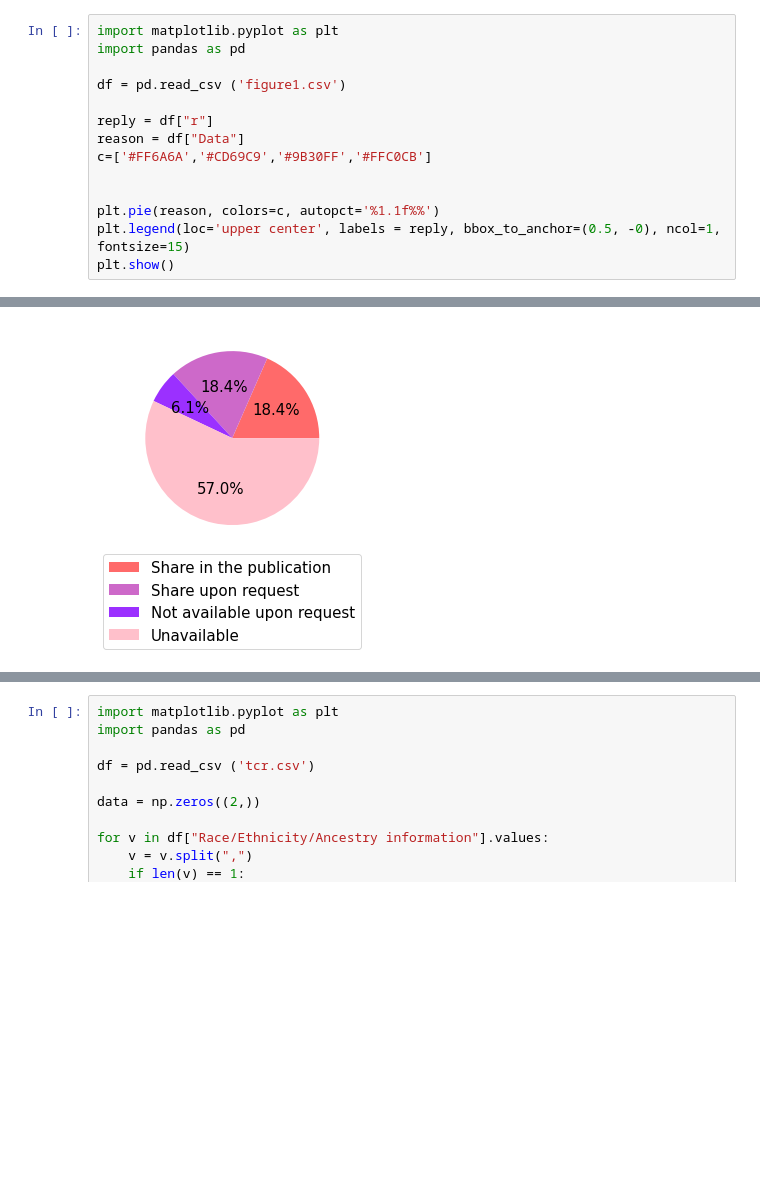
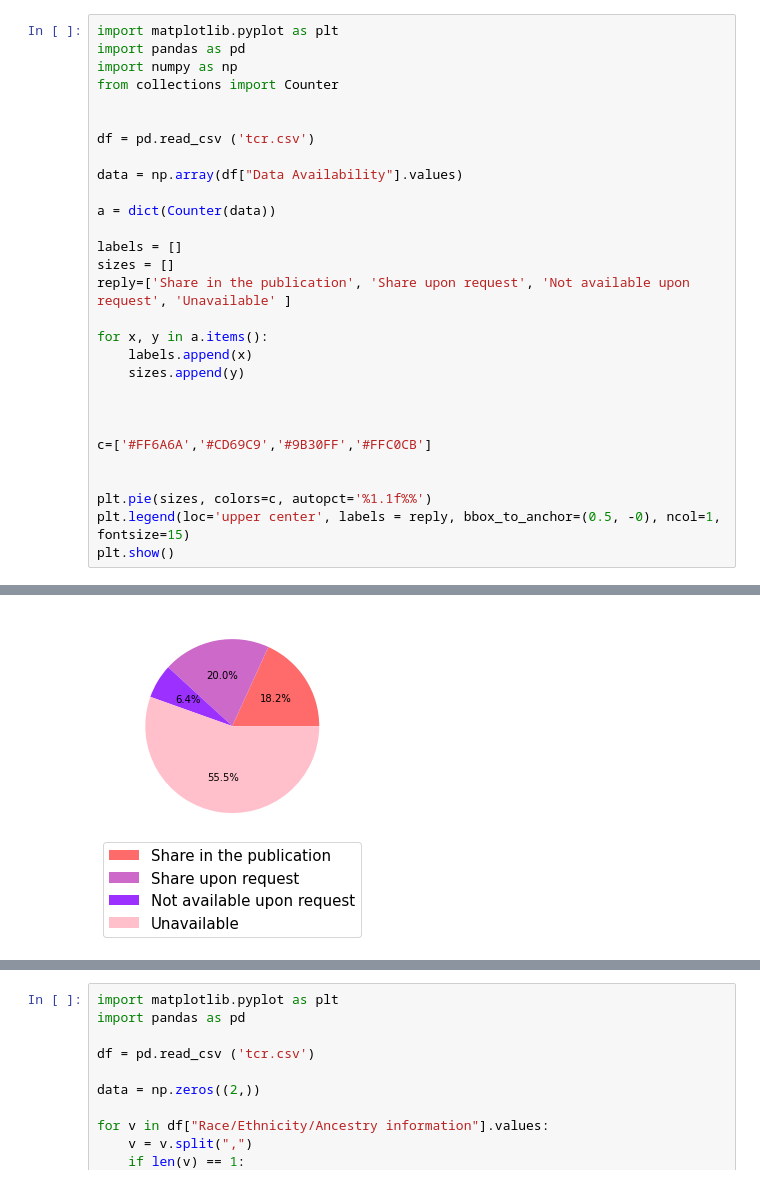
Before and after one commit to Mangul-Lab-USC/Diversity-TCR-Seq, a Jupyter notebook: notebooks/Supplement Figure.ipynb, the cells around one changed output, grey strips where cells are left out. Saved outputs shown, nothing was run; the diff lists cells and outputs as text; blank space fills up the shorter version.

```diff
--- a/notebooks/Supplement Figure.ipynb
+++ b/notebooks/Supplement Figure.ipynb
@@ -1,15 +1,30 @@
 # %%
 import matplotlib.pyplot as plt
 import pandas as pd
+import numpy as np
+from collections import Counter
 
-df = pd.read_csv ('figure1.csv')
 
-reply = df["r"]
-reason = df["Data"]
+df = pd.read_csv ('tcr.csv')
+
+data = np.array(df["Data Availability"].values)
+
+a = dict(Counter(data))
+
+labels = []
+sizes = []
+reply=['Share in the publication', 'Share upon request', 'Not available upon request', 'Unavailable' ]
+
+for x, y in a.items():
+    labels.append(x)
+    sizes.append(y)
+
+
+
 c=['#FF6A6A','#CD69C9','#9B30FF','#FFC0CB']
 
 
-plt.pie(reason, colors=c, autopct='%1.1f%%')
+plt.pie(sizes, colors=c, autopct='%1.1f%%')
 plt.legend(loc='upper center', labels = reply, bbox_to_anchor=(0.5, -0), ncol=1, fontsize=15)
 plt.show()
 # %% [output]
@@ -16,4 +48,4 @@ plt.show()
-[figure, old version]
+[figure, new version]
 # %%
 import numpy as np
 import pandas as pd
```
Also changed, not shown: parts of 2 cells of this notebook, 3 other files.
